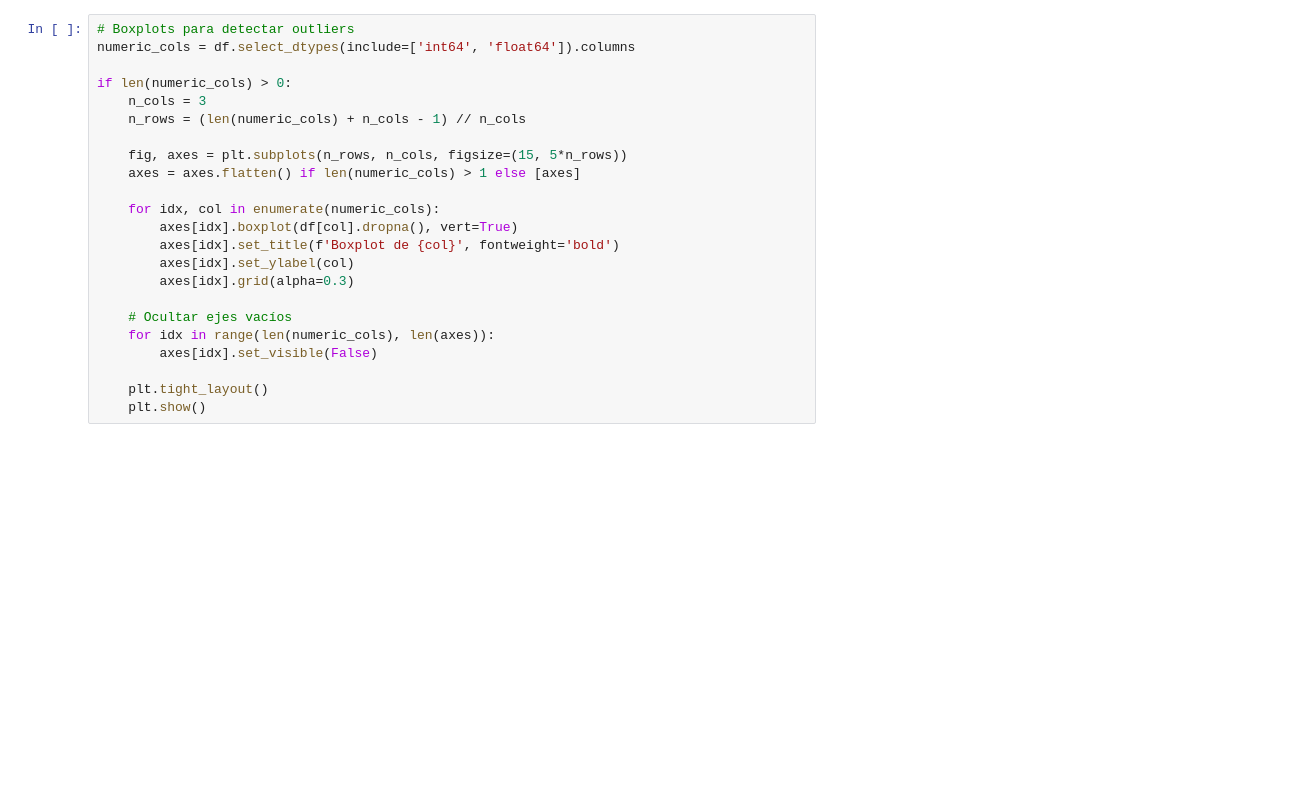
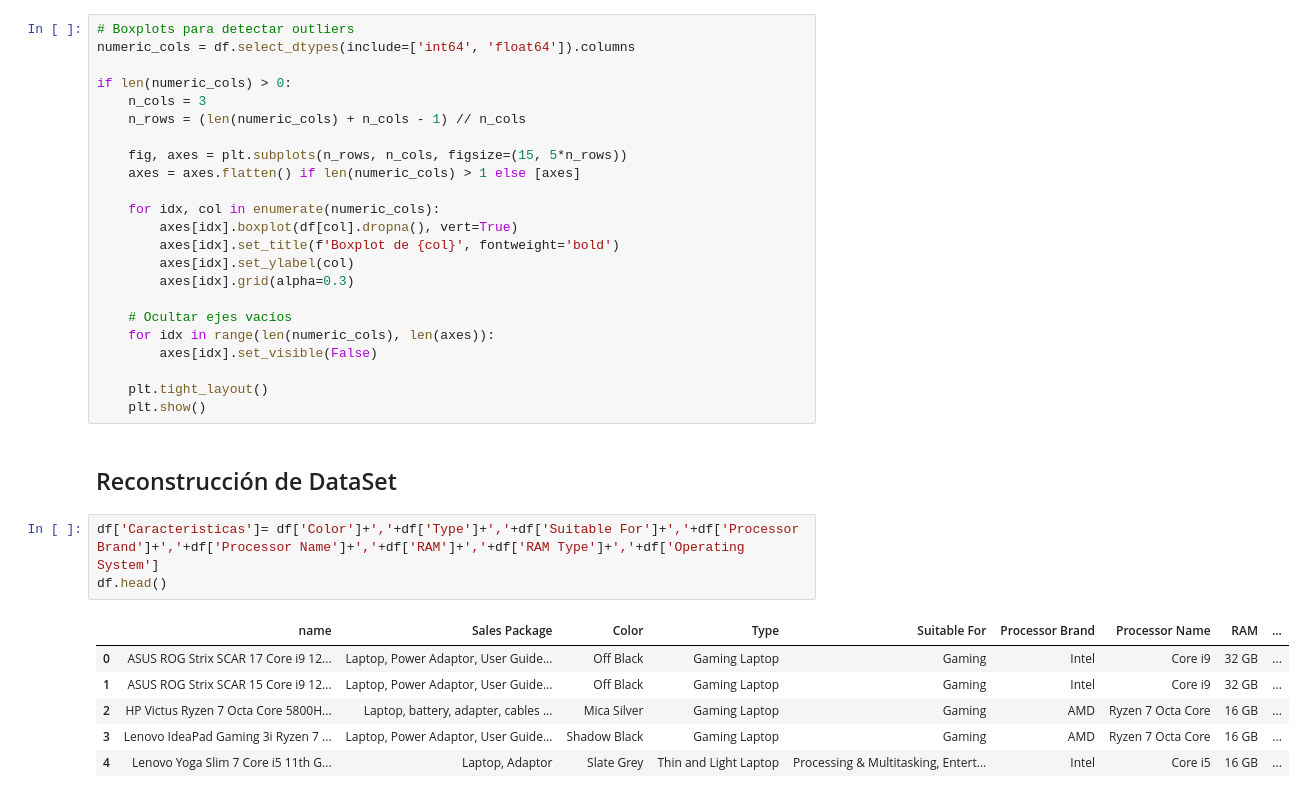
Before and after one commit to pmarin2592/ReglasAsociacion, a Jupyter notebook: notebooks/EDA_Laptos.ipynb, the cells around one changed output. Saved outputs shown, nothing was run; the diff lists cells and outputs as text; blank space fills up the shorter version.

Commit message:
Creacion de notebooks
Se crea el EDA y Apiori para laptos

```diff
--- a/notebooks/EDA_Laptos.ipynb
+++ b/notebooks/EDA_Laptos.ipynb
@@ -247,3 +247,15 @@ if len(numeric_cols) > 0:
 
     plt.tight_layout()
     plt.show()
+# %% [markdown]
+## Reconstrucción de DataSet
+# %%
+df['Caracteristicas']= df['Color']+','+df['Type']+','+df['Suitable For']+','+df['Processor Brand']+','+df['Processor Name']+','+df['RAM']+','+df['RAM Type']+','+df['Operating System']
+df.head()
+# %% [output]
+|  | name | Sales Package | Color | Type | Suitable For | Processor Brand | Processor Name | RAM | ... |
+| 0 | ASUS ROG Strix SCAR 17 Core i9 12... | Laptop, Power Adaptor, User Guide... | Off Black | Gaming Laptop | Gaming | Intel | Core i9 | 32 GB | ... |
+| 1 | ASUS ROG Strix SCAR 15 Core i9 12... | Laptop, Power Adaptor, User Guide... | Off Black | Gaming Laptop | Gaming | Intel | Core i9 | 32 GB | ... |
+| 2 | HP Victus Ryzen 7 Octa Core 5800H... | Laptop, battery, adapter, cables ... | Mica Silver | Gaming Laptop | Gaming | AMD | Ryzen 7 Octa Core | 16 GB | ... |
+| 3 | Lenovo IdeaPad Gaming 3i Ryzen 7 ... | Laptop, Power Adaptor, User Guide... | Shadow Black | Gaming Laptop | Gaming | AMD | Ryzen 7 Octa Core | 16 GB | ... |
+| 4 | Lenovo Yoga Slim 7 Core i5 11th G... | Laptop, Adaptor | Slate Grey | Thin and Light Laptop | Processing & Multitasking, Entert... | Intel | Core i5 | 16 GB | ... |
```
Also changed, not shown: parts of 3 cells of this notebook, 2 other files.
